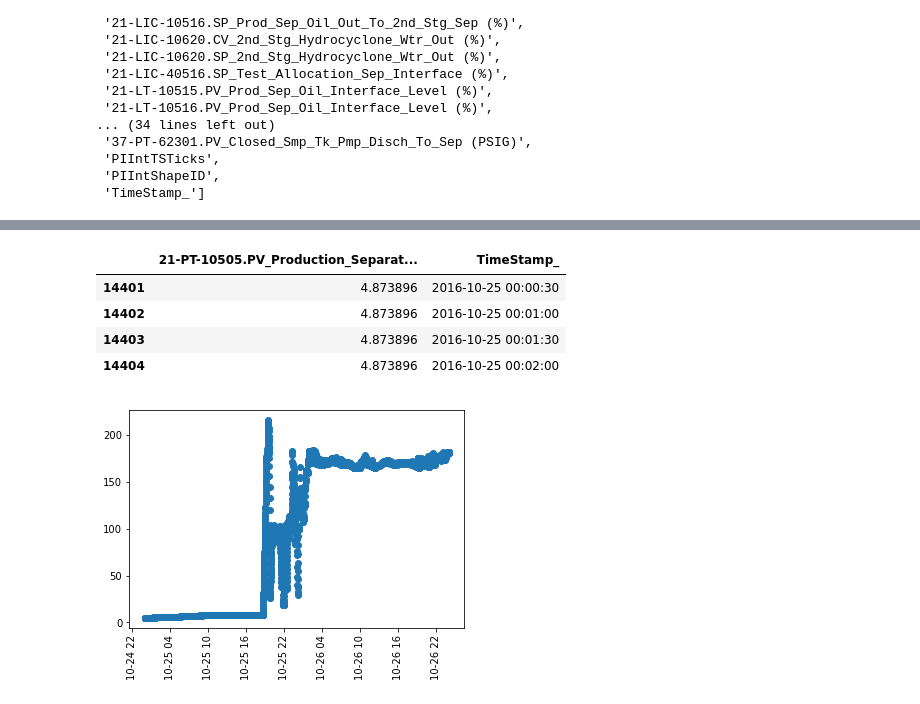
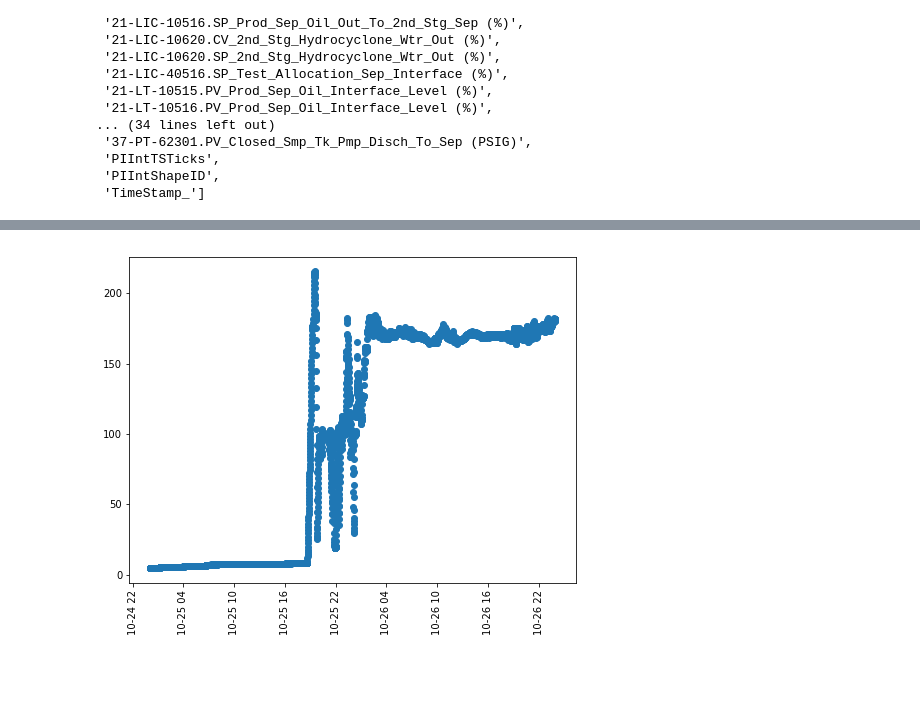
Before and after one commit to saihub/unu_bhp_2018, a Jupyter notebook: load_data_2.ipynb, the cells around one changed output, grey strips where cells are left out. Cells and saved outputs as stored; diff of their text form; code cells hidden in the pictures; blank space fills up the shorter version.

```diff
--- a/load_data_2.ipynb
+++ b/load_data_2.ipynb
@@ -243,16 +223,8 @@ Name: TimeStamp_, dtype: datetime64[ns]
-# %%
-df_incident[['21-PT-10505.PV_Production_Separator (PSIG)', 'TimeStamp_']].head(4)
-# %% [output]
-|  | 21-PT-10505.PV_Production_Separat... | TimeStamp_ |
-| 14401 | 4.873896 | 2016-10-25 00:00:30 |
-| 14402 | 4.873896 | 2016-10-25 00:01:00 |
-| 14403 | 4.873896 | 2016-10-25 00:01:30 |
-| 14404 | 4.873896 | 2016-10-25 00:02:00 |
 # %%
 #plt.boxplot(df_incident['21-PT-10505.PV_Production_Separator (PSIG)'].values)
-plt.plot_date(df_incident['TimeStamp_'], df_incident['21-PT-10505.PV_Production_Separator (PSIG)'])
+rcParams['figure.figsize'] = 8, 6
+plt.plot_date(df_incident['TimeStamp_'], df_incident[cols_to_show[0]])
 plt.xticks(rotation=90)
-rcParams['figure.figsize'] = 15, 10
 plt.show()
 # %% [output]
-[figure, old version]
+[figure, new version]
```
Also changed, not shown: parts of 5 cells of this notebook.
